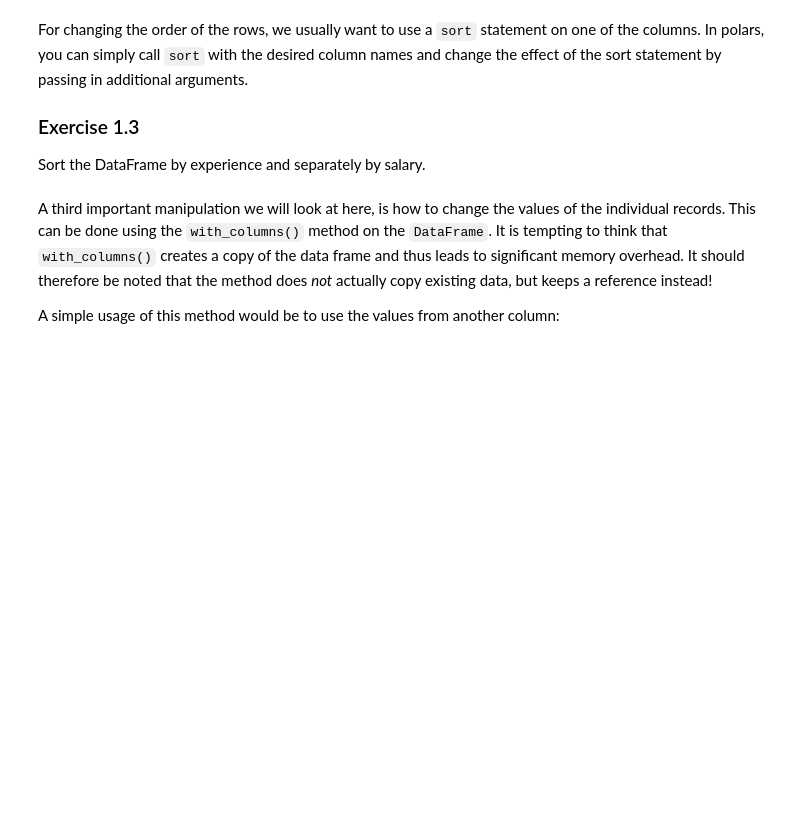
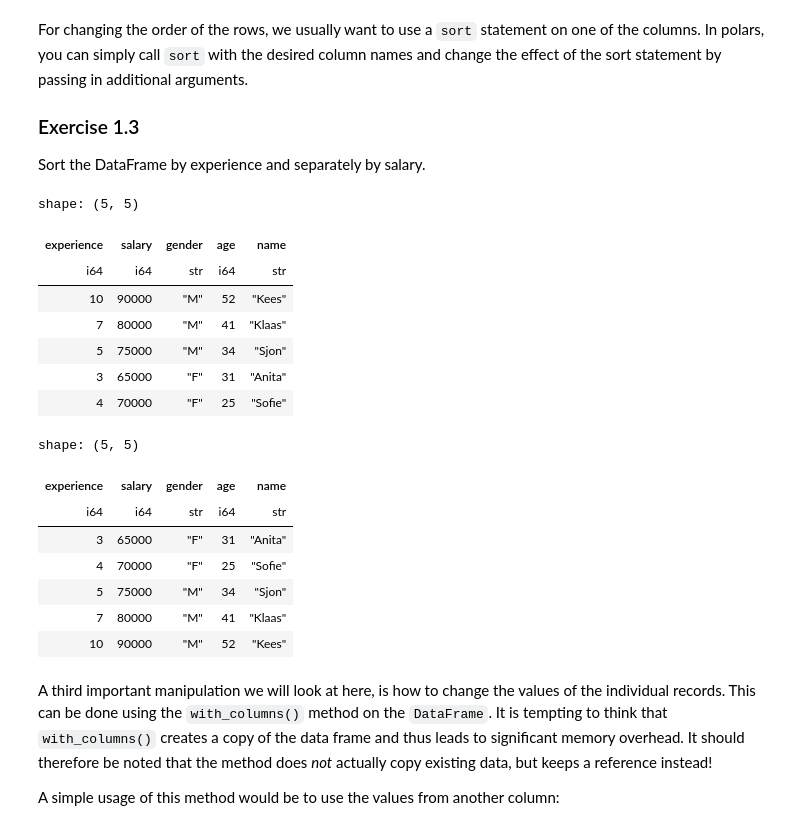
Before and after one commit to codebeez/polars_hackathon, a Jupyter notebook: content/1 - Exploring Polars/exploring.ipynb, the cells around one changed output. Cells and saved outputs as stored; diff of their text form; code cells hidden in the pictures; blank space fills up the shorter version.

```diff
--- a/content/1 - Exploring Polars/exploring.ipynb
+++ b/content/1 - Exploring Polars/exploring.ipynb
@@ -50,3 +85,7 @@ Let's try out some basic data manipulation polars allows us to do below.
 ### Exercise 1.2
 Reverse the order of the columns!
 For this you can use the `select` method in combination with some indexing magic.
+# %%
+# Create a new DataFrame with the columns reversed
+df = df.select(df.columns[::-1])
+print(df)
@@ -57,6 +109,26 @@ In polars, you can simply call `sort` with the desired column names and change t
 
 ### Exercise 1.3
 Sort the DataFrame by experience and separately by salary.
+# %%
+display(df.sort("age", descending=True))
+display(df.sort("experience"))
+# %% [output]
+shape: (5, 5)
+| experience | salary | gender | age | name |
+| i64 | i64 | str | i64 | str |
+| 10 | 90000 | "M" | 52 | "Kees" |
+| 7 | 80000 | "M" | 41 | "Klaas" |
+| 5 | 75000 | "M" | 34 | "Sjon" |
+| 3 | 65000 | "F" | 31 | "Anita" |
+| 4 | 70000 | "F" | 25 | "Sofie" |
+shape: (5, 5)
+| experience | salary | gender | age | name |
+| i64 | i64 | str | i64 | str |
+| 3 | 65000 | "F" | 31 | "Anita" |
+| 4 | 70000 | "F" | 25 | "Sofie" |
+| 5 | 75000 | "M" | 34 | "Sjon" |
+| 7 | 80000 | "M" | 41 | "Klaas" |
+| 10 | 90000 | "M" | 52 | "Kees" |
 # %% [markdown]
 A third important manipulation we will look at here, is how to change the values of the individual records.
 This can be done using the `with_columns()` method on the `DataFrame`.
```
Also changed, not shown: parts of 9 cells of this notebook, 4 other files.
